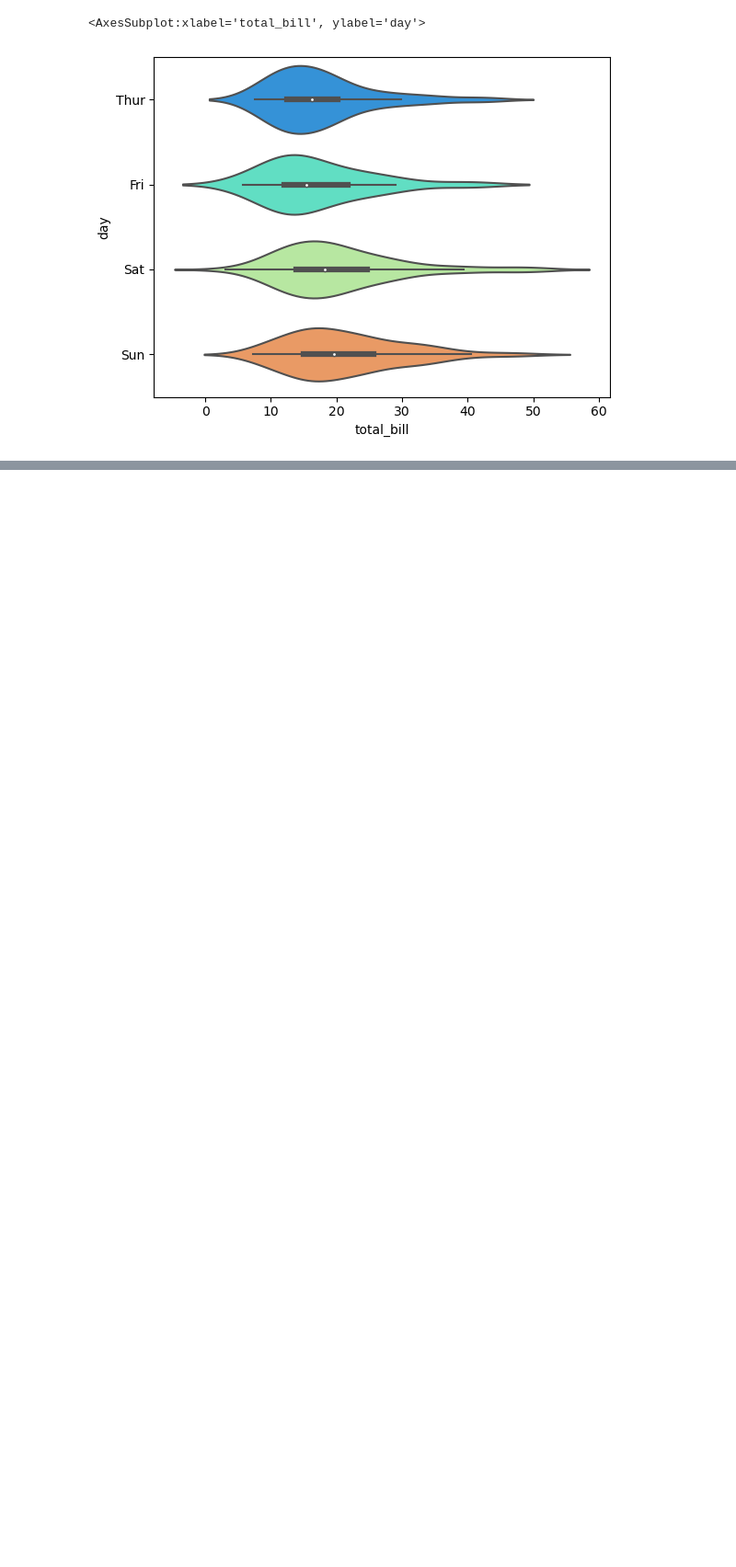
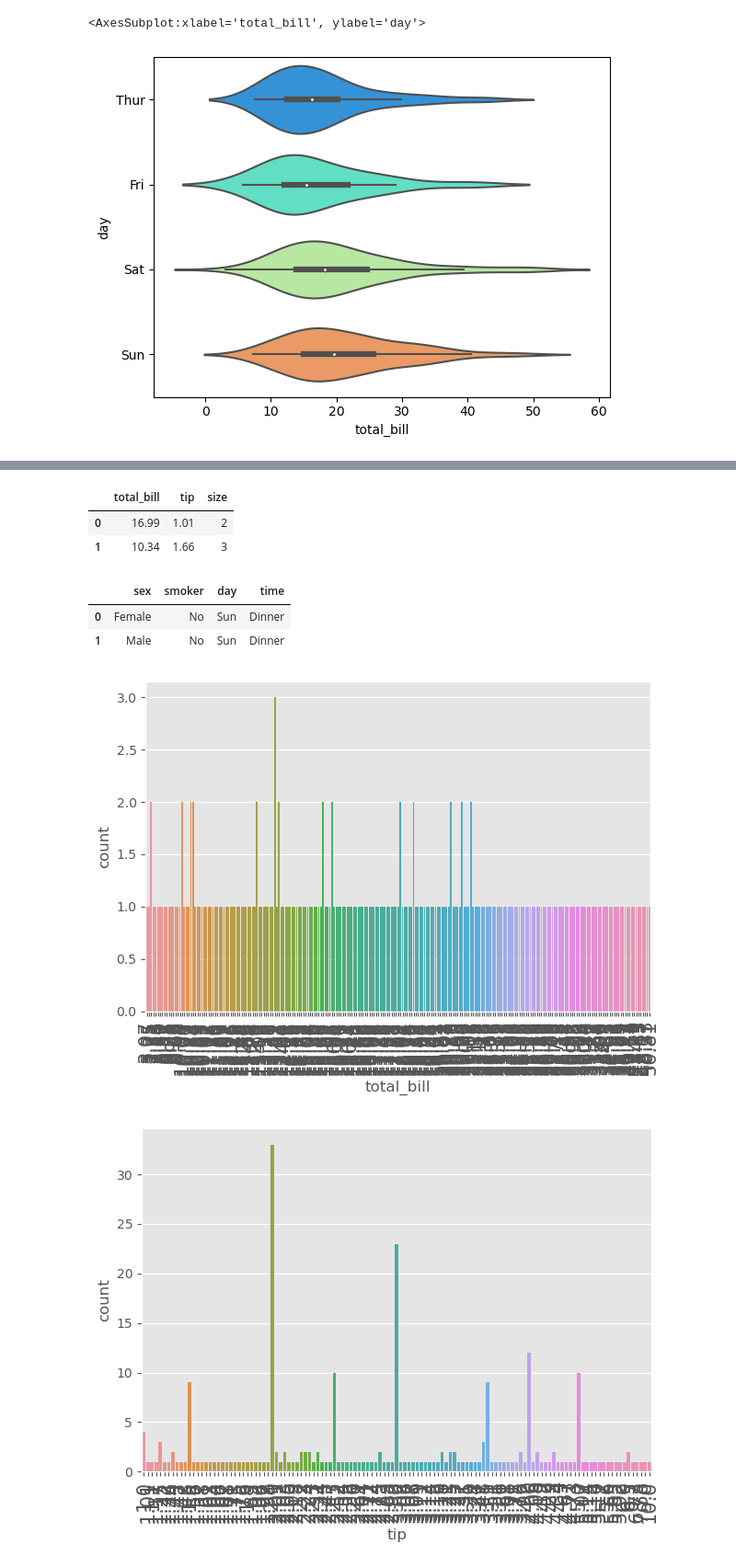
Before and after one commit to bishu5c6/Plots-in-ML, a Jupyter notebook: seaborn.ipynb, the cells around one changed output, grey strips where cells are left out. Shown at 92% size. Drawn from its saved outputs; the diff is of its cells as text; code cells hidden in the pictures; blank space fills up the shorter version.

```diff
--- a/seaborn.ipynb
+++ b/seaborn.ipynb
@@ -174,0 +201,23 @@ sns.violinplot(x='total_bill',y='day',data=df,palette='rainbow')
+# %%
+numeric_data.head(2)
+# %% [output]
+|  | total_bill | tip | size |
+| 0 | 16.99 | 1.01 | 2 |
+| 1 | 10.34 | 1.66 | 3 |
+# %%
+categorical_data.head(2)
+# %% [output]
+|  | sex | smoker | day | time |
+| 0 | Female | No | Sun | Dinner |
+| 1 | Male | No | Sun | Dinner |
+# %%
+df1 = df.select_dtypes([np.int,np.float])
+for i, col in enumerate(df1.columns):
+    plt.figure(i)
+    plt.style.use('ggplot')
+    sns.countplot(x=col, data=df1)
+    plt.xticks(size=15,rotation=90)
+    plt.tight_layout()
+# %% [output]
+[figure, added]
+[figure, added]
```
Also changed, not shown: parts of 21 cells of this notebook, 3 other files.
